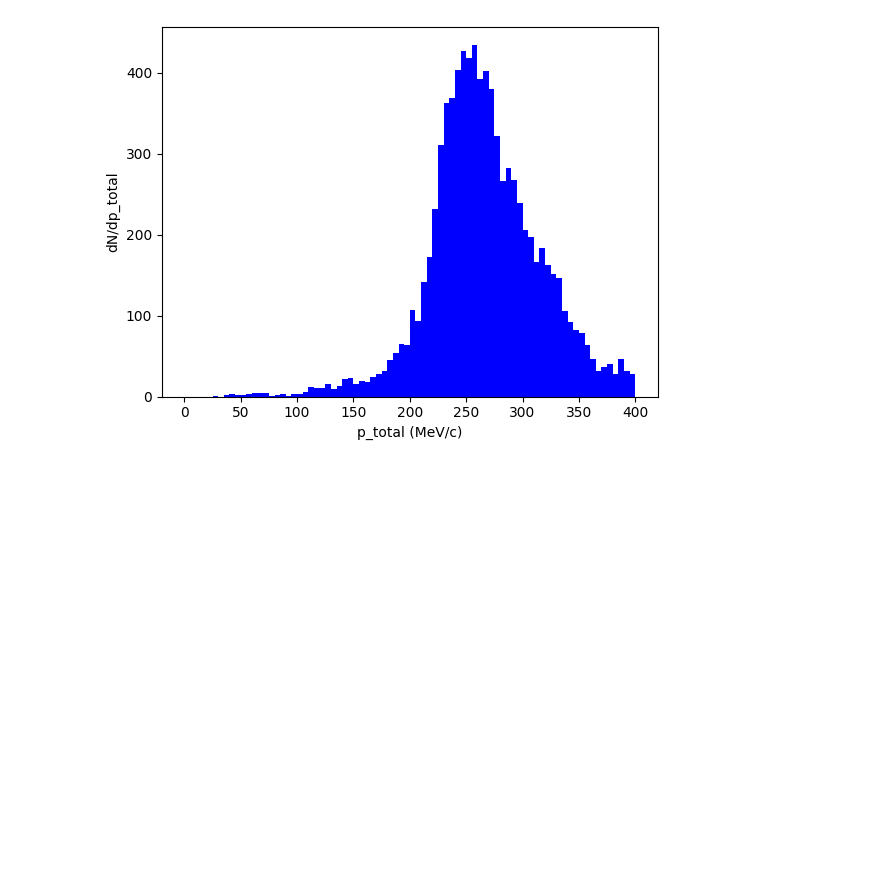
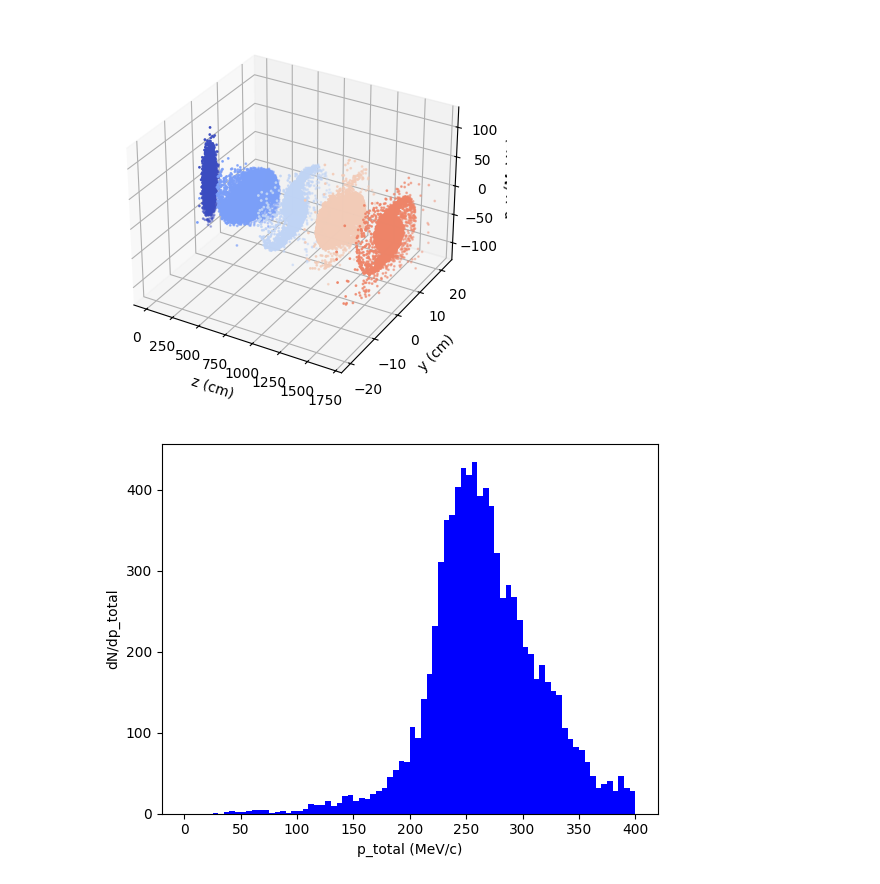
Before and after one commit to criggall/muon-cooling, a Jupyter notebook: Simplified-HFOFO/plotter2.ipynb, the cells around one changed output. Saved outputs shown, nothing was run; the diff lists cells and outputs as text; code cells hidden in the pictures; blank space fills up the shorter version.

```diff
--- a/Simplified-HFOFO/plotter2.ipynb
+++ b/Simplified-HFOFO/plotter2.ipynb
@@ -158,3 +172,17 @@ plt.show()
+# %%
+# 3D plot of phase space (y) distribution at each detector:
+fig = plt.figure()
+ax = fig.add_subplot(111,projection='3d')
+cmap = plt.get_cmap('coolwarm')
+for i in range(len(position)):
+    color = cmap(i/len(position))
+    ax.scatter(position[i]*100,y_vals[i],py_vals[i],color=color,s=1) # position m -> cm
+ax.set_xlabel('z (cm)')
+ax.set_ylabel('y (cm)')
+ax.set_zlabel('p_y (MeV/c)')
+plt.show()
+# %% [output]
+[figure, added]
 # %%
 # Read in data from input beam file:
 beam = np.loadtxt('initial.dat')
```
Also changed, not shown: parts of 8 cells of this notebook, 19 other files.
